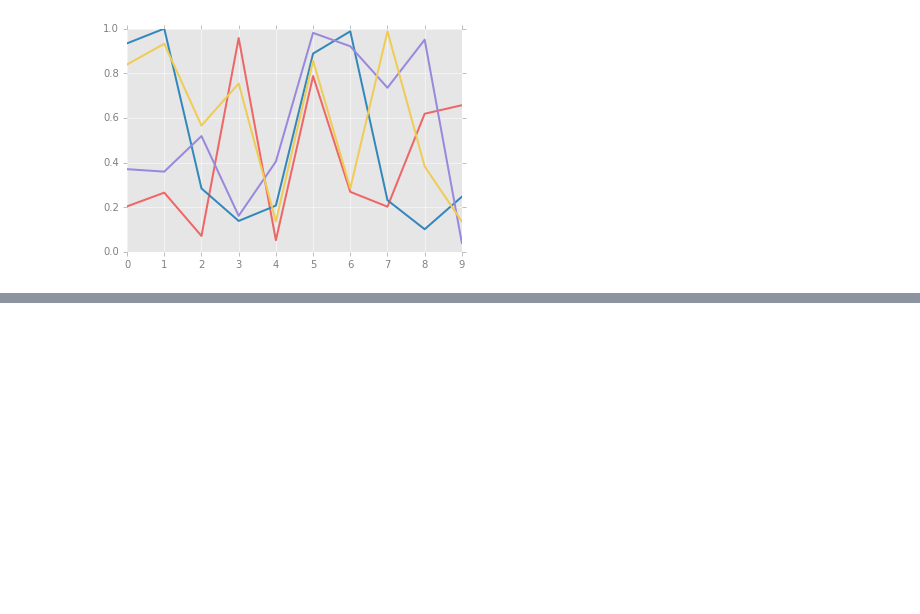
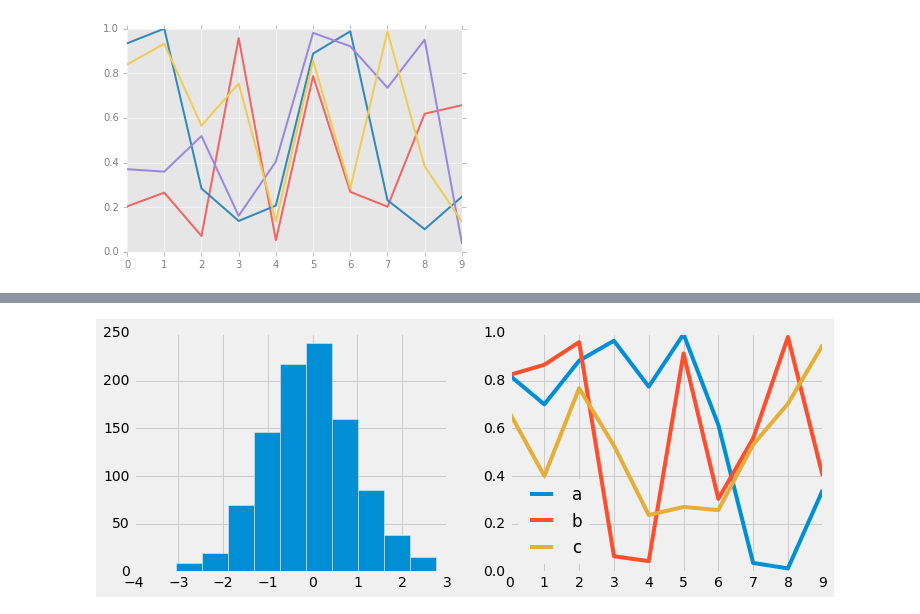
Before and after one commit to thimi0412/PythonDataScinence, a Jupyter notebook: matplotlib-pra/config_and_stylesheet.ipynb, the cells around one changed output, grey strips where cells are left out. Cells and saved outputs as stored; diff of their text form; code cells hidden in the pictures; blank space fills up the shorter version.

```diff
--- a/matplotlib-pra/config_and_stylesheet.ipynb
+++ b/matplotlib-pra/config_and_stylesheet.ipynb
@@ -67,0 +97,5 @@ for i in range(4):
+# %%
+with plt.style.context('fivethirtyeight'):
+    hist_and_lines()
+# %% [output]
+[figure, added]
```
Also changed, not shown: parts of 11 cells of this notebook, 1 other file.
